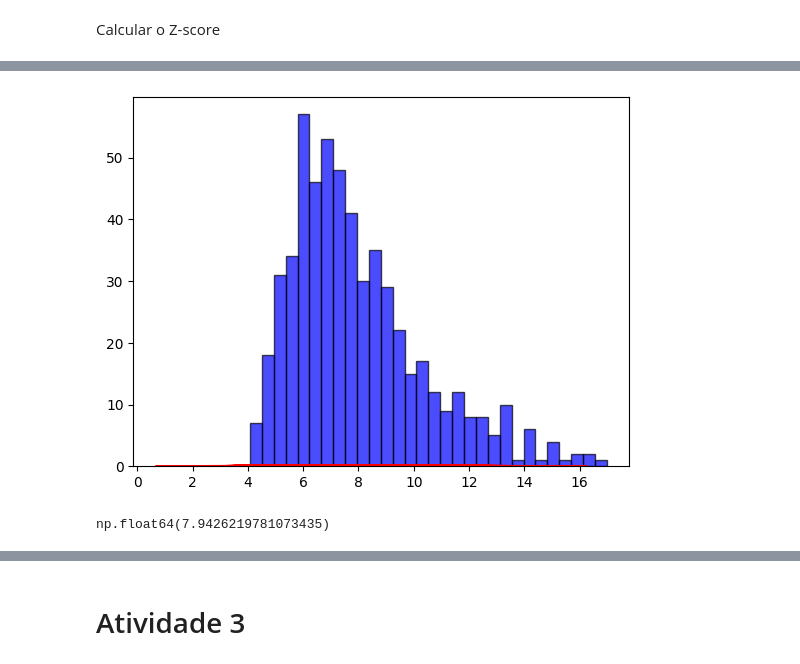
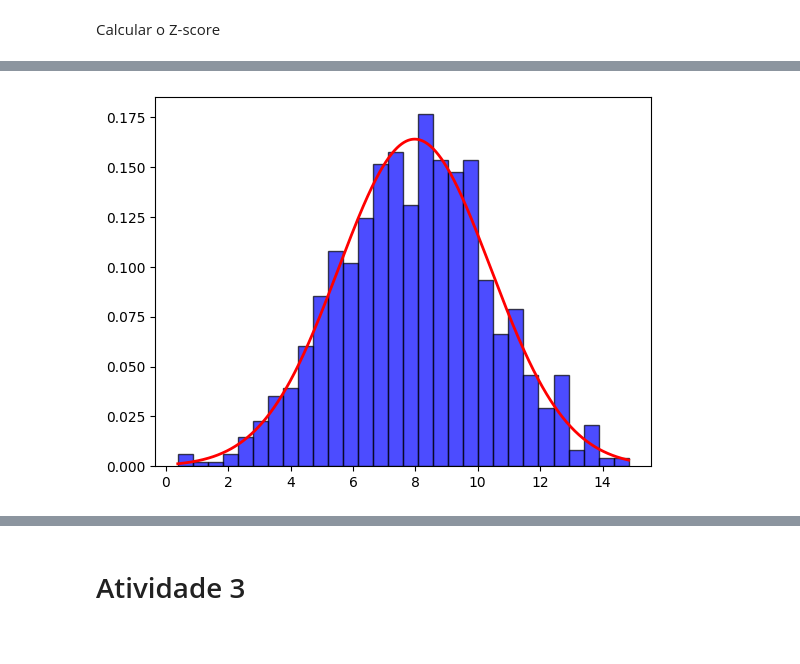
Before and after one commit to dssalim/Topicos_SI_IA, a Jupyter notebook: Atividade_SI_Estatistica_LLMS.ipynb, the cells around one changed output, grey strips where cells are left out. Cells and saved outputs as stored; diff of their text form; code cells hidden in the pictures.

```diff
--- a/Atividade_SI_Estatistica_LLMS.ipynb
+++ b/Atividade_SI_Estatistica_LLMS.ipynb
@@ -108,19 +110,21 @@ Calcular o Z-score
 # %%
 data_ipe_amarelo = ipe_amarelo['VOLUME_AUTORIZADO'].copy()
 data_ipe_roxo = ipe_roxo['VOLUME_AUTORIZADO'].copy()
 
-data_ipe_amarelo.max()
+
 mu_ipe_amarelo, sigma_ipe_amarelo = stats.norm.fit(data_ipe_amarelo)
 
 artificial_ipe_amarelo = np.random.normal(mu_ipe_amarelo, sigma_ipe_amarelo,1000)
 
 pdf_ipe_amarelo = stats.norm.pdf(artificial_ipe_amarelo, mu_ipe_amarelo, sigma_ipe_amarelo)
-plt.hist(data_ipe_amarelo, bins=30, label='True', color='blue', edgecolor='black', alpha = 0.7)
-plt.plot(artificial_ipe_amarelo,pdf_ipe_amarelo,'r-', label =f'Fit: u:{mu_ipe_amarelo: .2f}, sigma{sigma_ipe_amarelo: .2f}')
+
+distribuicao = np.linspace(artificial_ipe_amarelo.min(), artificial_ipe_amarelo.max(), 1000)
+
+
+
+plt.hist(artificial_ipe_amarelo, bins=30, label='True', color='blue', edgecolor='black', alpha = 0.7, zorder=1, density=True)
+# plt.plot(artificial_ipe_amarelo,pdf_ipe_amarelo,'r-', label =f'Fit: u:{mu_ipe_amarelo: .2f}, sigma{sigma_ipe_amarelo: .2f}')
+plt.plot(distribuicao,stats.norm.pdf(distribuicao, mu_ipe_amarelo, sigma_ipe_amarelo),   'r-', lw=2, zorder=2)
 plt.show()
 # %% [output]
-[figure, old version]
+[figure, new version]
-# %%
-artificial_ipe_amarelo.mean()
-# %% [output]
-np.float64(7.9426219781073435)
```
Also changed, not shown: parts of 8 cells of this notebook.
